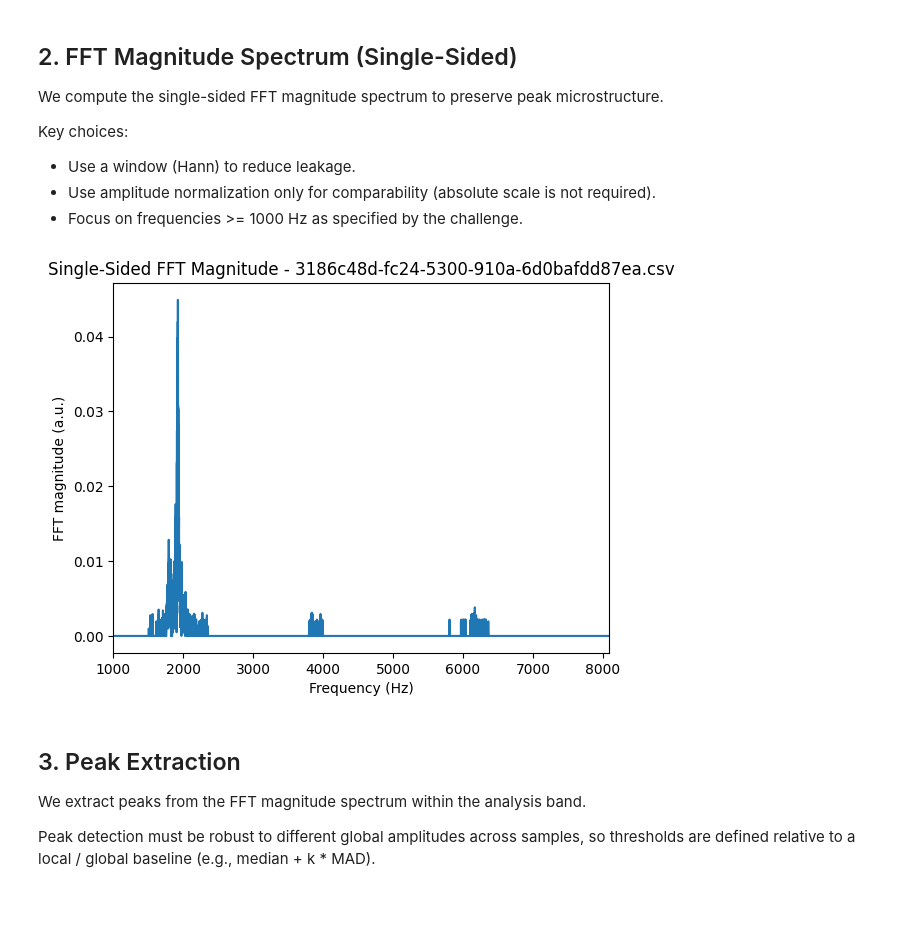
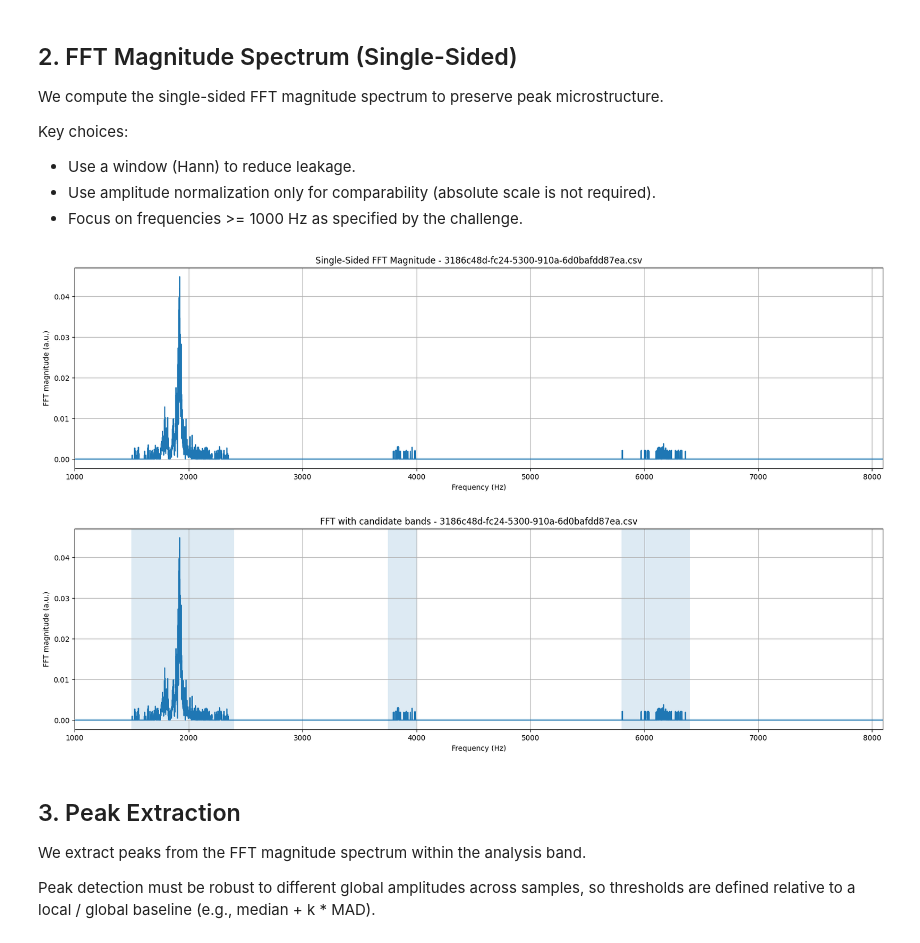
Before and after one commit to marioandrededeus/vibration-condition-monitoring, a Jupyter notebook: notebooks/02_part1_fft_carpet_metric.ipynb, the cells around one changed output. Drawn from its saved outputs; the diff is of its cells as text; code cells hidden in the pictures; blank space fills up the shorter version.

```diff
--- a/notebooks/02_part1_fft_carpet_metric.ipynb
+++ b/notebooks/02_part1_fft_carpet_metric.ipynb
@@ -63,21 +63,41 @@ Key choices:
 # %%
 p = Path("../data/part_1/3186c48d-fc24-5300-910a-6d0bafdd87ea.csv")
 
 wave, fs = load_part1_wave_csv(p)
 x = np.asarray(wave.signal, dtype=float)
 
 f, mag = fft_magnitude_single_sided(x, fs)
 
 band = f >= 1000.0
-plt.figure()
+plt.figure(figsize=(20,5))
 plt.plot(f[band], mag[band])
 plt.xlim(1000, f.max())
 plt.xlabel("Frequency (Hz)")
 plt.ylabel("FFT magnitude (a.u.)")
 plt.title(f"Single-Sided FFT Magnitude - {p.name}")
+plt.grid()
 plt.show()
 # %% [output]
-[figure, old version]
+[figure, new version]
+# %%
+bands = [
+    (1500, 2400),
+    (3750, 4000),
+    (5800, 6400),
+]
+
+plt.figure(figsize=(20,5))
+plt.plot(f[band], mag[band])
+for a,b in bands:
+    plt.axvspan(a, b, alpha=0.15)
+plt.xlim(1000, f.max())
+plt.xlabel("Frequency (Hz)")
+plt.ylabel("FFT magnitude (a.u.)")
+plt.grid()
+plt.title(f"FFT with candidate bands - {p.name}")
+plt.show()
+# %% [output]
+[figure, added]
 # %% [markdown]
 ## 3. Peak Extraction
 
```
Also changed, not shown: parts of 9 cells of this notebook.
